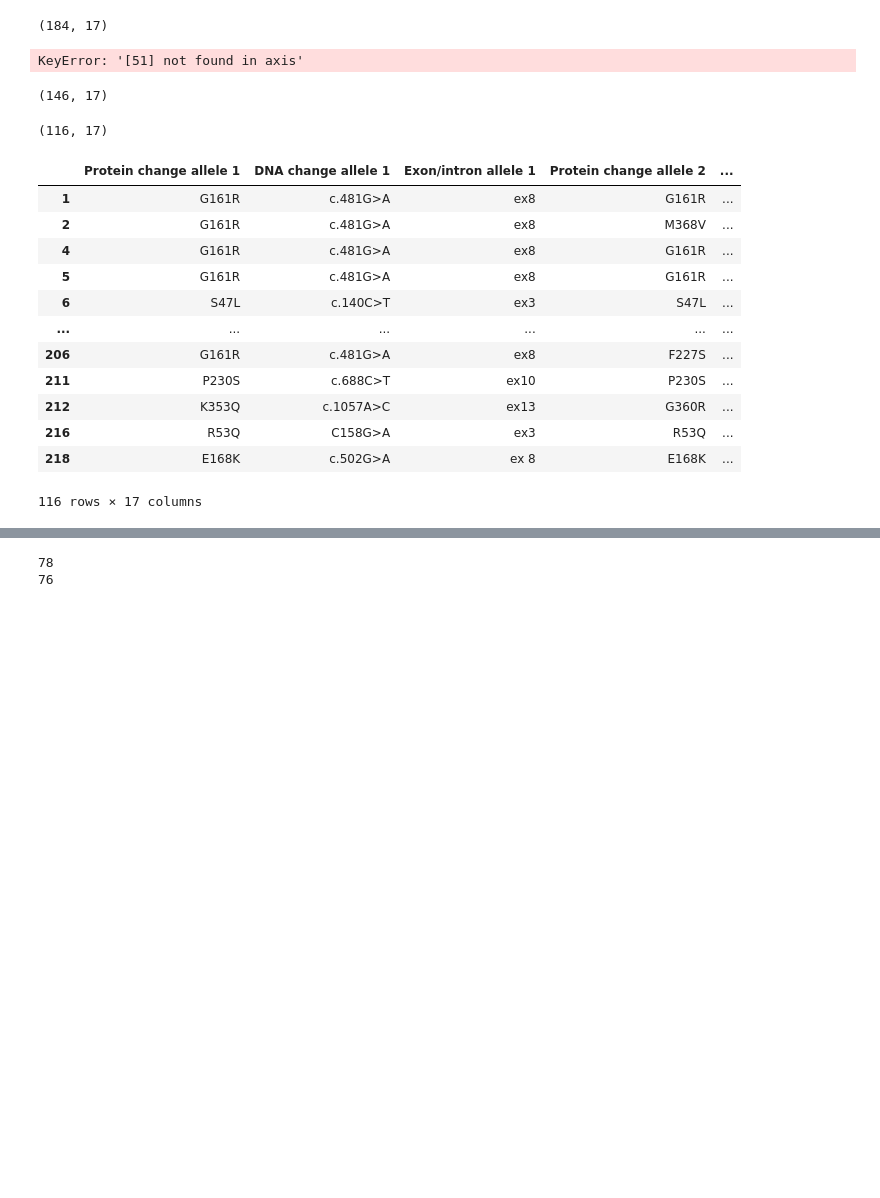
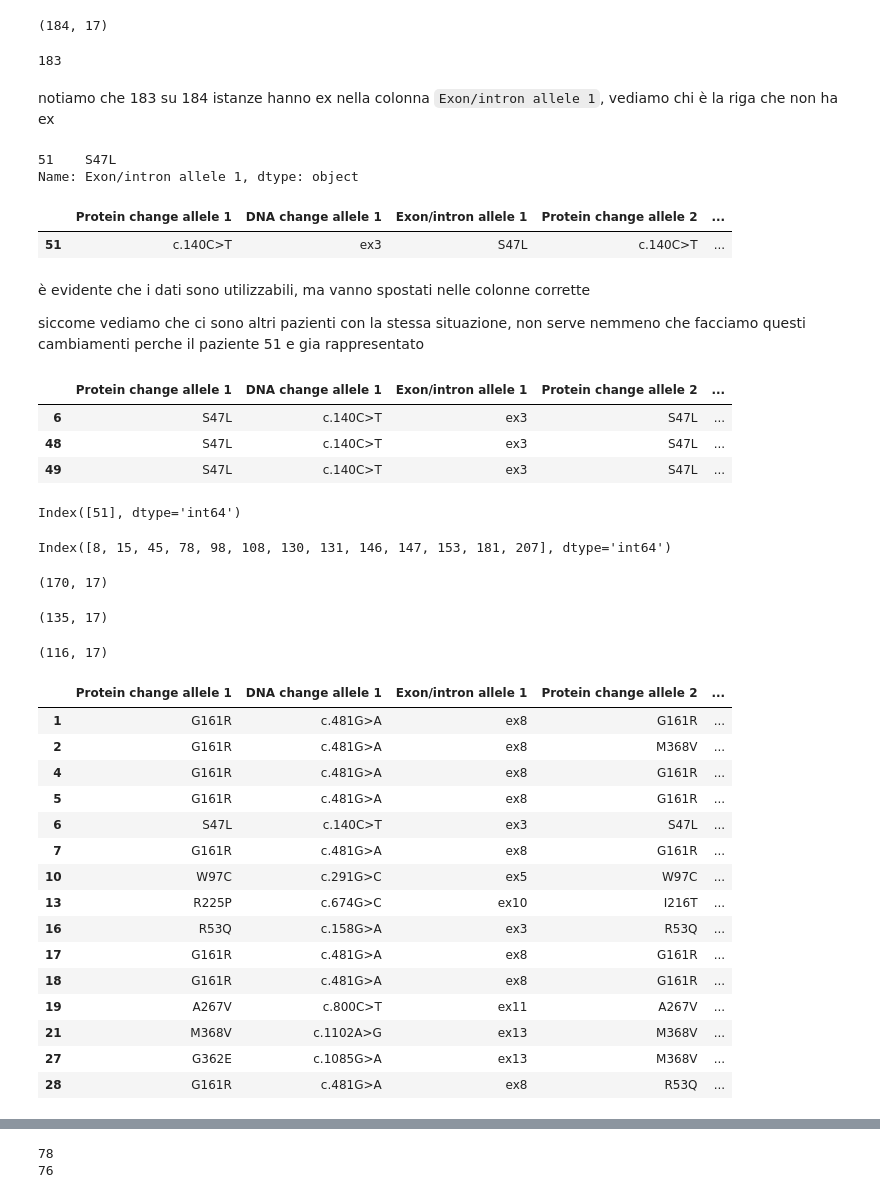
Before and after one commit to g-lago8/CHL-Project, a Jupyter notebook: notebooks/lavo.ipynb, the cells around one changed output, grey strips where cells are left out. Saved outputs shown, nothing was run; the diff lists cells and outputs as text; code cells hidden in the pictures; blank space fills up the shorter version.

Commit message:
data preprocessing: there are 52 different mutations restricting to exons and substitution-type mutations

```diff
--- a/notebooks/lavo.ipynb
+++ b/notebooks/lavo.ipynb
@@ -142,16 +165,40 @@ df3 = df2.drop(in_indexes)
 df3.shape
 # %% [output]
 (184, 17)
+# %%
+# sum all the values that contains "ex" in the string value
+df3['Exon/intron allele 1'].str.contains('ex').sum()
+# %% [output]
+183
+# %% [markdown]
+notiamo che 183 su 184 istanze hanno ex nella colonna `Exon/intron allele 1`, vediamo chi è la riga che non ha ex
+# %%
+# see instance that has no "ex" in the string value
+df3['Exon/intron allele 1'][~df3['Exon/intron allele 1'].str.contains('ex')]
+# %% [output]
+51    S47L
+Name: Exon/intron allele 1, dtype: object
+# %%
+df3[48:49]
+# %% [output]
+|  | Protein change allele 1 | DNA change allele 1 | Exon/intron allele 1 | Protein change allele 2 | ... |
+| 51 | c.140C>T | ex3 | S47L | c.140C>T | ... |
+# %% [markdown]
+è evidente che i dati sono utilizzabili, ma vanno spostati nelle colonne corrette
+
+siccome vediamo che ci sono altri pazienti con la stessa situazione, non serve nemmeno che facciamo questi cambiamenti perche il paziente 51 e gia rappresentato
+# %%
+# define df that has S47L in the Protein change allele 1 column
+df_s = df3[df3['Protein change allele 1 '].str.contains('S47L')]
+df_s
+# %% [output]
+|  | Protein change allele 1 | DNA change allele 1 | Exon/intron allele 1 | Protein change allele 2 | ... |
+| 6 | S47L | c.140C>T | ex3 | S47L | ... |
+| 48 | S47L | c.140C>T | ex3 | S47L | ... |
+| 49 | S47L | c.140C>T | ex3 | S47L | ... |
 # %%
 # get the index of the elements that does not contain "ex" in the string value
 not_ex_indexes = df3['Exon/intron allele 1'][~df3['Exon/intron allele 1'].str.contains('ex')].index
-
-# drop the rows which index is not_ex_indexes
-df3 = df3.drop(not_ex_indexes)
-
-not_ex_indexes2 = df3['ex/in allele 2'][~df3['ex/in allele 2'].str.contains('ex')].index
-
-# drop the rows which index is not_ex_indexes
-df3 = df3.drop(not_ex_indexes)
+not_ex_indexes
 # %% [output]
-KeyError: '[51] not found in axis'
+Index([51], dtype='int64')
@@ -158,3 +208,14 @@ KeyError: '[51] not found in axis'
+# %%
+not_ex_indexes2 = df3['ex/in allele 2'][~df3['ex/in allele 2'].str.contains('ex')].index
+not_ex_indexes2
+# %% [output]
+Index([8, 15, 45, 78, 98, 108, 130, 131, 146, 147, 153, 181, 207], dtype='int64')
+# %%
+# drop the rows which index is not_ex_indexes
+df3 = df3.drop(not_ex_indexes2)
+df3.shape
+# %% [output]
+(170, 17)
 # %%
 def is_replace(mutation):
 
@@ -166,4 +227,4 @@ def is_replace(mutation):
 df4 = df3[df3['Protein change allele 1 '].apply(is_replace)]
 df4.shape
 # %% [output]
-(146, 17)
+(135, 17)
@@ -174,18 +236,21 @@ df4.shape
 # %% [output]
 (116, 17)
 # %%
-df4
+df4.head(15)
 # %% [output]
 |  | Protein change allele 1 | DNA change allele 1 | Exon/intron allele 1 | Protein change allele 2 | ... |
 | 1 | G161R | c.481G>A | ex8 | G161R | ... |
 | 2 | G161R | c.481G>A | ex8 | M368V | ... |
 | 4 | G161R | c.481G>A | ex8 | G161R | ... |
 | 5 | G161R | c.481G>A | ex8 | G161R | ... |
 | 6 | S47L | c.140C>T | ex3 | S47L | ... |
-| ... | ... | ... | ... | ... | ... |
-| 206 | G161R | c.481G>A | ex8 | F227S | ... |
-| 211 | P230S | c.688C>T | ex10 | P230S | ... |
-| 212 | K353Q | c.1057A>C | ex13 | G360R | ... |
-| 216 | R53Q | C158G>A | ex3 | R53Q | ... |
-| 218 | E168K | c.502G>A | ex 8 | E168K | ... |
+| 7 | G161R | c.481G>A | ex8 | G161R | ... |
+| 10 | W97C | c.291G>C | ex5 | W97C | ... |
+| 13 | R225P | c.674G>C | ex10 | I216T | ... |
+| 16 | R53Q | c.158G>A | ex3 | R53Q | ... |
+| 17 | G161R | c.481G>A | ex8 | G161R | ... |
+| 18 | G161R | c.481G>A | ex8 | G161R | ... |
+| 19 | A267V | c.800C>T | ex11 | A267V | ... |
+| 21 | M368V | c.1102A>G | ex13 | M368V | ... |
+| 27 | G362E | c.1085G>A | ex13 | M368V | ... |
+| 28 | G161R | c.481G>A | ex8 | R53Q | ... |
-116 rows × 17 columns
```
Also changed, not shown: parts of 27 cells of this notebook.
